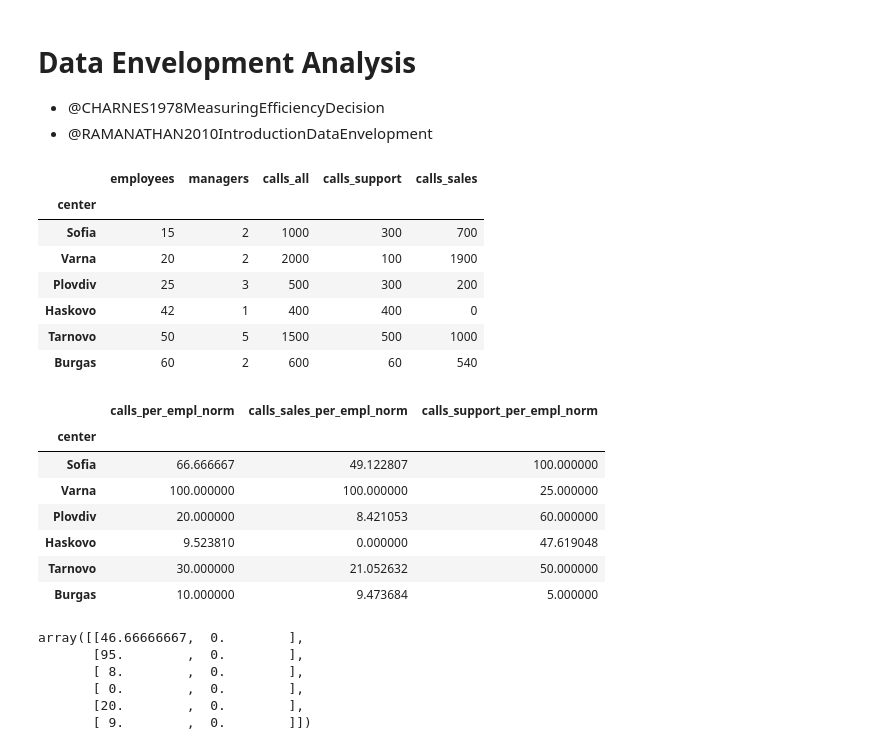
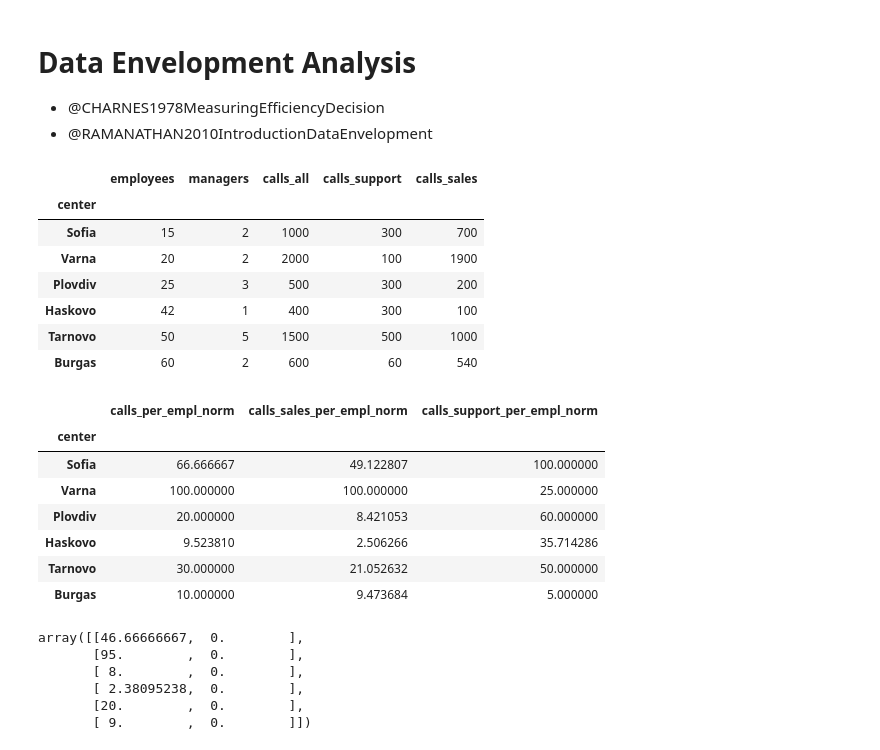
Before and after one commit to febse/opt2025, a Jupyter notebook: DEA.ipynb, the cells around one changed output. Drawn from its saved outputs; the diff is of its cells as text; code cells hidden in the pictures.

```diff
--- a/DEA.ipynb
+++ b/DEA.ipynb
@@ -11,21 +11,21 @@ import pandas as pd
 # %%
 dt = pd.DataFrame({
    "center": ["Sofia", "Varna", "Plovdiv", "Haskovo", "Tarnovo", "Burgas"],
    "employees": [15, 20, 25, 42, 50, 60],
    "managers": [2, 2, 3, 1, 5, 2],
    "calls_all": [1000, 2000, 500, 400, 1500, 600],
-   "calls_support": [300, 100, 300, 400, 500, 60],
+   "calls_support": [300, 100, 300, 300, 500, 60],
 }).set_index("center")
 
 dt["calls_sales"] = dt["calls_all"] - dt["calls_support"]
 dt
 # %% [output]
 |  | employees | managers | calls_all | calls_support | calls_sales |
 | center |  |  |  |  |  |
 | Sofia | 15 | 2 | 1000 | 300 | 700 |
 | Varna | 20 | 2 | 2000 | 100 | 1900 |
 | Plovdiv | 25 | 3 | 500 | 300 | 200 |
-| Haskovo | 42 | 1 | 400 | 400 | 0 |
+| Haskovo | 42 | 1 | 400 | 300 | 100 |
 | Tarnovo | 50 | 5 | 1500 | 500 | 1000 |
 | Burgas | 60 | 2 | 600 | 60 | 540 |
 # %%
@@ -46,7 +46,7 @@ dt[["calls_per_empl_norm", "calls_sales_per_empl_norm", "calls_support_per_empl_
 | Sofia | 66.666667 | 49.122807 | 100.000000 |
 | Varna | 100.000000 | 100.000000 | 25.000000 |
 | Plovdiv | 20.000000 | 8.421053 | 60.000000 |
-| Haskovo | 9.523810 | 0.000000 | 47.619048 |
+| Haskovo | 9.523810 | 2.506266 | 35.714286 |
 | Tarnovo | 30.000000 | 21.052632 | 50.000000 |
 | Burgas | 10.000000 | 9.473684 | 5.000000 |
 # %%
@@ -57,7 +57,7 @@ np.stack([dt["calls_sales_per_empl"].values, np.zeros(len(dt))], axis=1)
 array([[46.66666667,  0.        ],
        [95.        ,  0.        ],
        [ 8.        ,  0.        ],
-       [ 0.        ,  0.        ],
+       [ 2.38095238,  0.        ],
        [20.        ,  0.        ],
        [ 9.        ,  0.        ]])
 # %%
```
Also changed, not shown: parts of 2 cells of this notebook.
